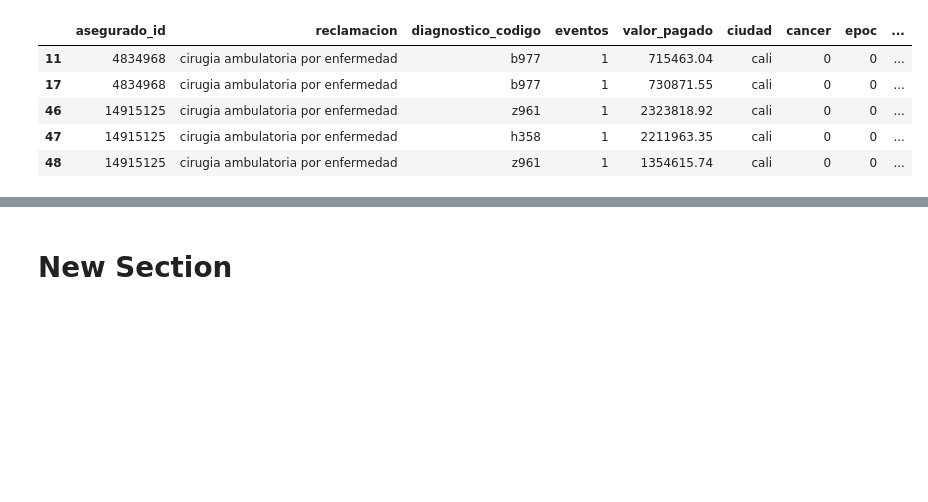
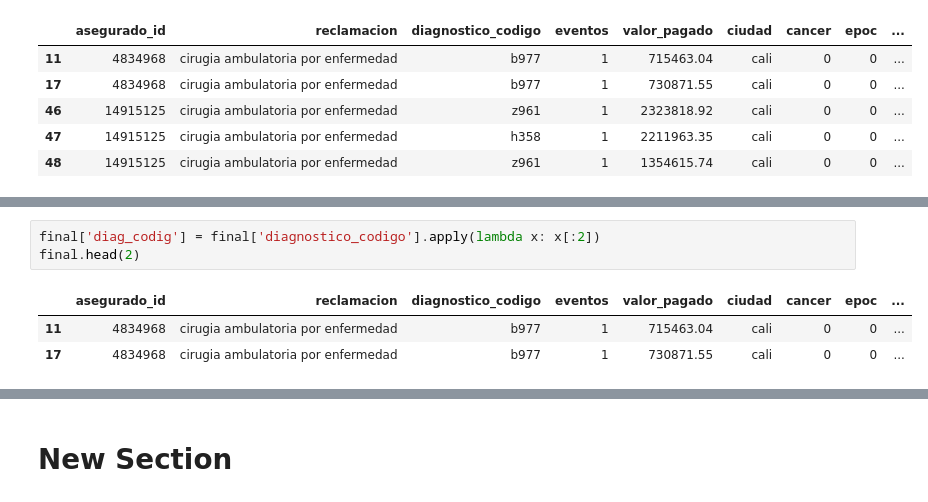
Before and after one commit to danielmancovidales/Aplicaciones-en-finanzas, a Jupyter notebook: Exploratorio.ipynb, the cells around one changed output, grey strips where cells are left out. Saved outputs shown, nothing was run; the diff lists cells and outputs as text; blank space fills up the shorter version.

```diff
--- a/Exploratorio.ipynb
+++ b/Exploratorio.ipynb
@@ -379,0 +380,7 @@ memory usage: 17.8+ MB
+# %%
+final['diag_codig'] = final['diagnostico_codigo'].apply(lambda x: x[:2])
+final.head(2)
+# %% [output]
+|  | asegurado_id | reclamacion | diagnostico_codigo | eventos | valor_pagado | ciudad | cancer | epoc | ... |
+| 11 | 4834968 | cirugia ambulatoria por enfermedad | b977 | 1 | 715463.04 | cali | 0 | 0 | ... |
+| 17 | 4834968 | cirugia ambulatoria por enfermedad | b977 | 1 | 730871.55 | cali | 0 | 0 | ... |
```
Also changed, not shown: parts of 11 cells of this notebook.
